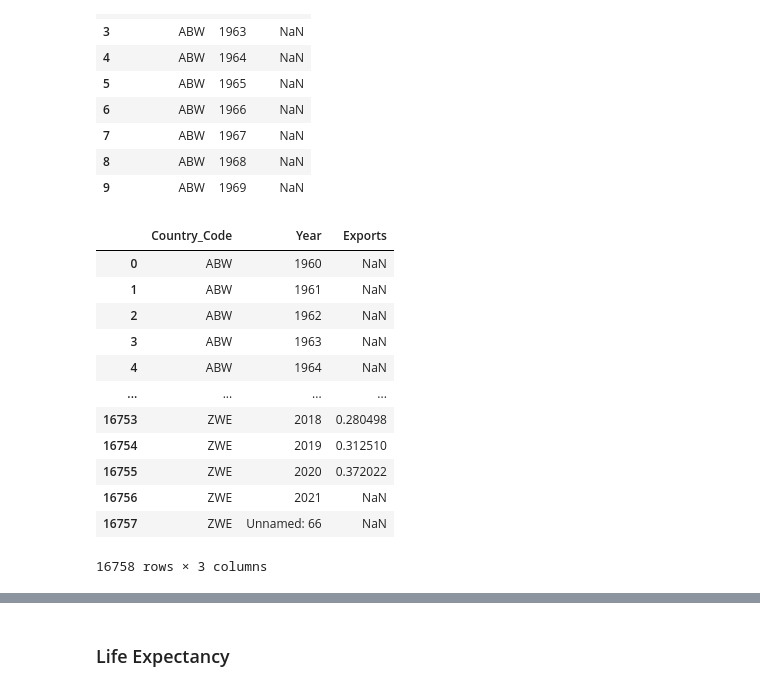
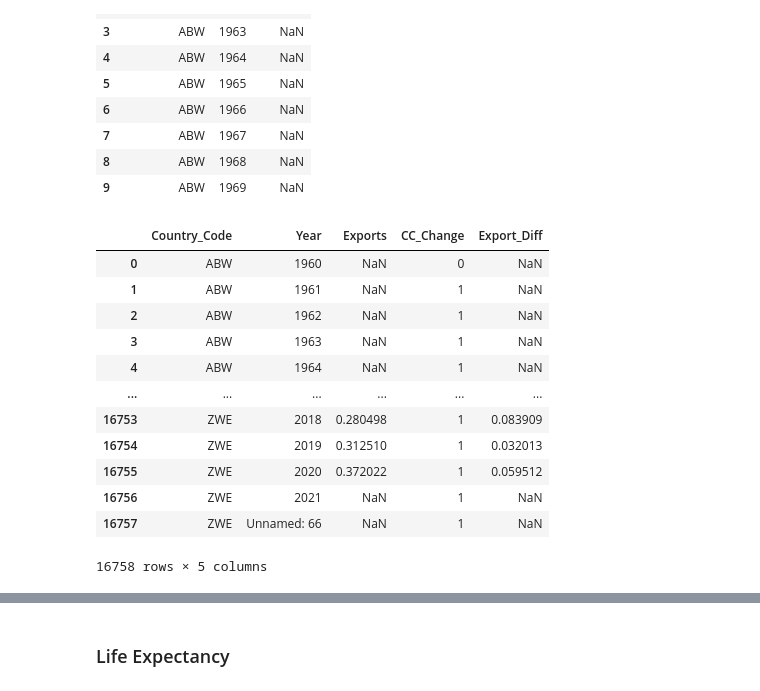
Before and after one commit to skomyshan/population_shifts, a Jupyter notebook: data_prep.ipynb, the cells around one changed output, grey strips where cells are left out. Cells and saved outputs as stored; diff of their text form; code cells hidden in the pictures.

```diff
--- a/data_prep.ipynb
+++ b/data_prep.ipynb
@@ -202,20 +291,29 @@ exports_df2.head(n=10)
 | 8 | ABW | 1968 | NaN |
 | 9 | ABW | 1969 | NaN |
 # %%
-# Set Exports column as an percentage and calculate the difference from one year to another
+# Order by Country_Code and Year, then set Exports column as an percentage and calculate the difference from one year to another
+exports_df2.sort_values(by=['Country_Code', 'Year'])
+
 exports_df2['Exports']=exports_df2['Exports'].div(100)
+
+# Determine if previous row is the same country or not
+exports_df2['CC_Change'] = ((exports_df2['Country_Code'] == exports_df2['Country_Code'].shift(1))).astype(int)
+
+# If the row above is the same country, then find the difference between the rows
+exports_df2['Export_Diff'] = np.where(exports_df2['CC_Change']==1, (exports_df2['Exports'] - exports_df2['Exports'].shift(1)), np.NaN)
+
 exports_df2
 # %% [output]
-|  | Country_Code | Year | Exports |
-| 0 | ABW | 1960 | NaN |
-| 1 | ABW | 1961 | NaN |
-| 2 | ABW | 1962 | NaN |
-| 3 | ABW | 1963 | NaN |
-| 4 | ABW | 1964 | NaN |
-| ... | ... | ... | ... |
-| 16753 | ZWE | 2018 | 0.280498 |
-| 16754 | ZWE | 2019 | 0.312510 |
-| 16755 | ZWE | 2020 | 0.372022 |
-| 16756 | ZWE | 2021 | NaN |
-| 16757 | ZWE | Unnamed: 66 | NaN |
+|  | Country_Code | Year | Exports | CC_Change | Export_Diff |
+| 0 | ABW | 1960 | NaN | 0 | NaN |
+| 1 | ABW | 1961 | NaN | 1 | NaN |
+| 2 | ABW | 1962 | NaN | 1 | NaN |
+| 3 | ABW | 1963 | NaN | 1 | NaN |
+| 4 | ABW | 1964 | NaN | 1 | NaN |
+| ... | ... | ... | ... | ... | ... |
+| 16753 | ZWE | 2018 | 0.280498 | 1 | 0.083909 |
+| 16754 | ZWE | 2019 | 0.312510 | 1 | 0.032013 |
+| 16755 | ZWE | 2020 | 0.372022 | 1 | 0.059512 |
+| 16756 | ZWE | 2021 | NaN | 1 | NaN |
+| 16757 | ZWE | Unnamed: 66 | NaN | 1 | NaN |
-16758 rows × 3 columns
+16758 rows × 5 columns
```
Also changed, not shown: parts of 20 cells of this notebook, 2 other files.
